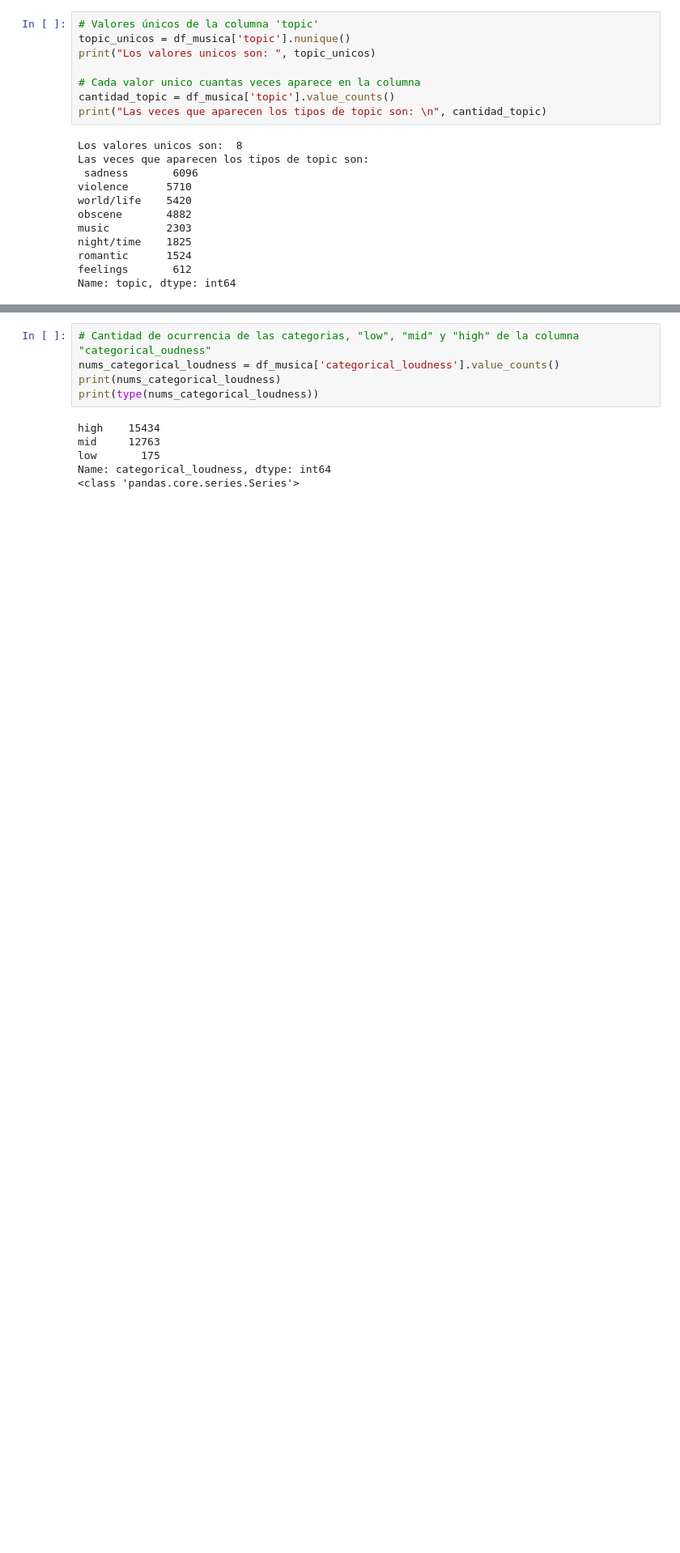
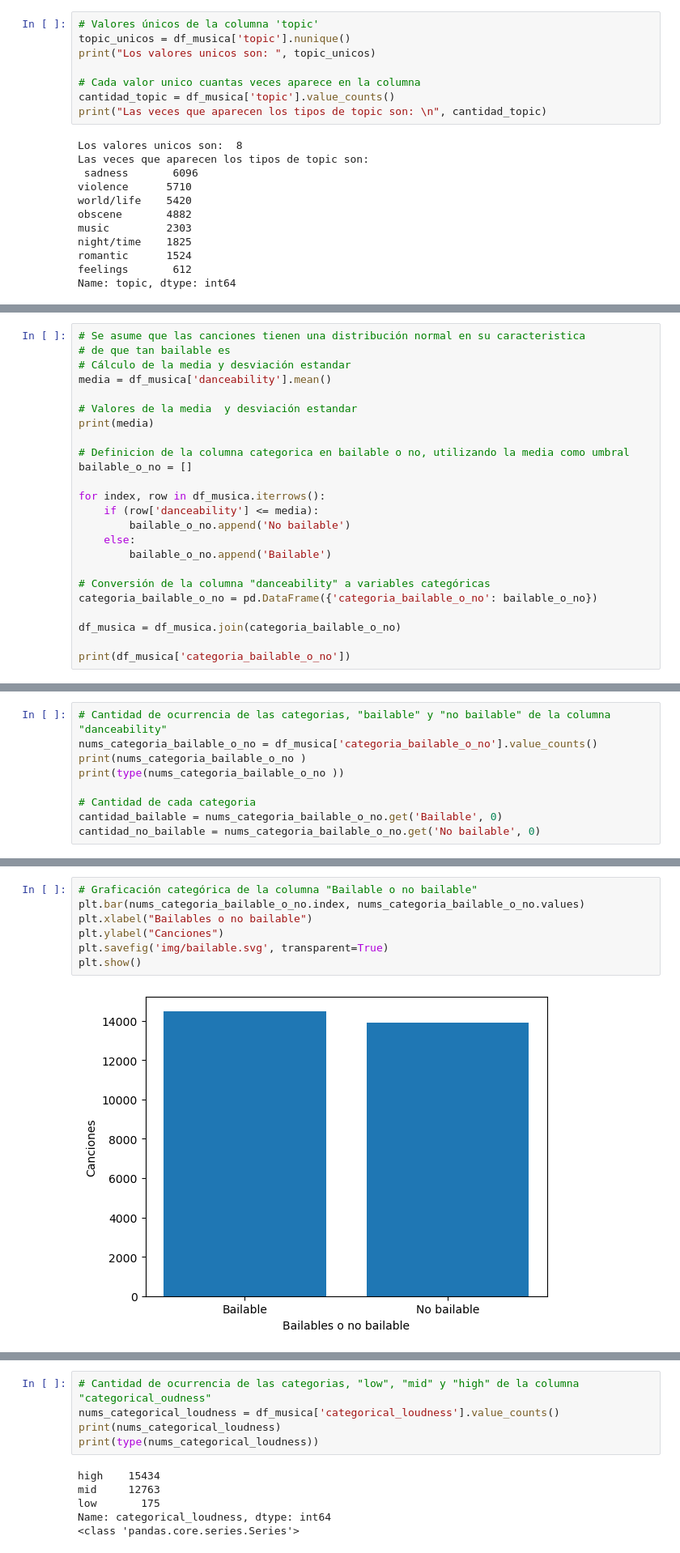
Before and after one commit to JuanIgnacioHZ/Laboratorios_IE0405, a Jupyter notebook: Laboratorio_1/lab_1.ipynb, the cells around one changed output, grey strips where cells are left out. Shown at 81% size. Drawn from its saved outputs; the diff is of its cells as text; blank space fills up the shorter version.

```diff
--- a/Laboratorio_1/lab_1.ipynb
+++ b/Laboratorio_1/lab_1.ipynb
@@ -120,0 +123,24 @@ Text(0, 0.5, 'Canciones')
+# %%
+# Se asume que las canciones tienen una distribución normal en su caracteristica
+# de que tan bailable es
+# Cálculo de la media y desviación estandar
+media = df_musica['danceability'].mean()
+
+# Valores de la media  y desviación estandar
+print(media)
+
+# Definicion de la columna categorica en bailable o no, utilizando la media como umbral
+bailable_o_no = []
+
+for index, row in df_musica.iterrows():
+    if (row['danceability'] <= media):
+        bailable_o_no.append('No bailable')
+    else:
+        bailable_o_no.append('Bailable')
+
+# Conversión de la columna "danceability" a variables categóricas
+categoria_bailable_o_no = pd.DataFrame({'categoria_bailable_o_no': bailable_o_no})
+
+df_musica = df_musica.join(categoria_bailable_o_no)
+
+print(df_musica['categoria_bailable_o_no'])
@@ -120,0 +161,9 @@ Text(0, 0.5, 'Canciones')
+# %%
+# Cantidad de ocurrencia de las categorias, "bailable" y "no bailable" de la columna "danceability"
+nums_categoria_bailable_o_no = df_musica['categoria_bailable_o_no'].value_counts()
+print(nums_categoria_bailable_o_no )
+print(type(nums_categoria_bailable_o_no ))
+
+# Cantidad de cada categoria
+cantidad_bailable = nums_categoria_bailable_o_no.get('Bailable', 0)
+cantidad_no_bailable = nums_categoria_bailable_o_no.get('No bailable', 0)
@@ -121,2 +175,11 @@ Text(0, 0.5, 'Canciones')
+# %%
+# Graficación categórica de la columna "Bailable o no bailable"
+plt.bar(nums_categoria_bailable_o_no.index, nums_categoria_bailable_o_no.values)
+plt.xlabel("Bailables o no bailable")
+plt.ylabel("Canciones")
+plt.savefig('img/bailable.svg', transparent=True)
+plt.show()
+# %% [output]
+[figure, added]
 # %%
 # Conversión de colunma "loudness" a variables categóricas
```
Also changed, not shown: parts of 8 cells of this notebook, 3 other files.
